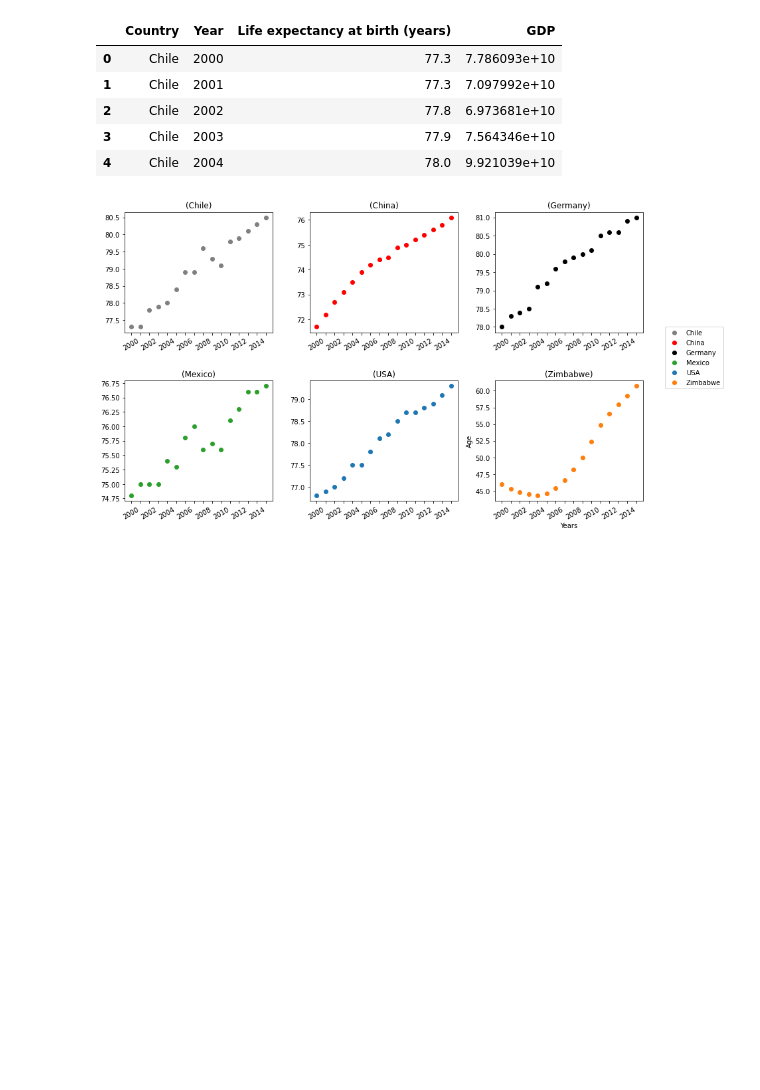
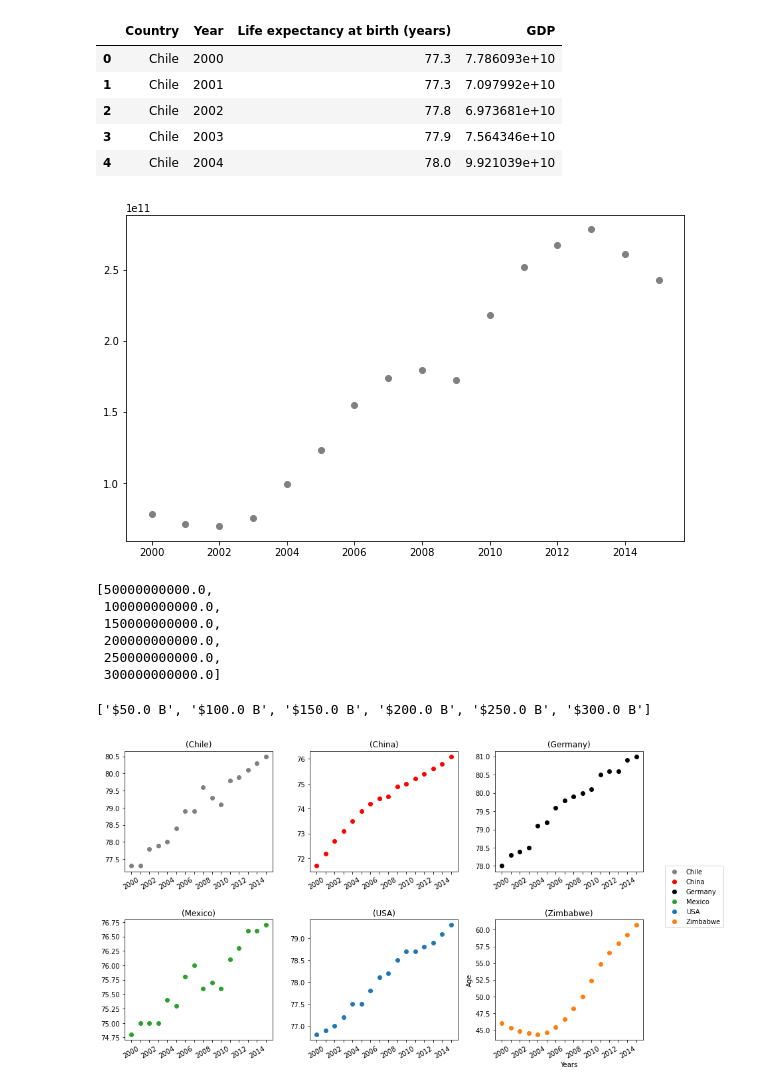
Before and after one commit to EulerLft/Projects, a Jupyter notebook: Untitled.ipynb, the cells around one changed output. Drawn from its saved outputs; the diff is of its cells as text; code cells hidden in the pictures; blank space fills up the shorter version.

```diff
--- a/Untitled.ipynb
+++ b/Untitled.ipynb
@@ -20,3 +20,19 @@ germany_data = all_data[all_data['Country'] == 'Germany']
 mexico_data = all_data[all_data['Country'] == 'Mexico']
 usa_data = all_data[all_data['Country'] == 'United States of America']
 zimbabwe_data = all_data[all_data['Country'] == 'Zimbabwe']
+# %%
+fig, ax = plt.subplots(figsize=(10, 6))
+
+plt.scatter(chile_data['Year'], chile_data['GDP'], label='Chile', color='gray');
+lst = list(ax.get_yticks())
+# %% [output]
+[figure, added]
+# %%
+lst
+# %% [output]
+[50000000000.0,
+ 100000000000.0,
+ 150000000000.0,
+ 200000000000.0,
+ 250000000000.0,
+ 300000000000.0]
@@ -23,3 +59,7 @@ zimbabwe_data = all_data[all_data['Country'] == 'Zimbabwe']
+# %%
+format_axes(lst)
+# %% [output]
+['$50.0 B', '$100.0 B', '$150.0 B', '$200.0 B', '$250.0 B', '$300.0 B']
 # %%
 list_years = list(all_data['Year'].unique())
 years = []
```
Also changed, not shown: parts of 1 cell of this notebook, 1 other file.
